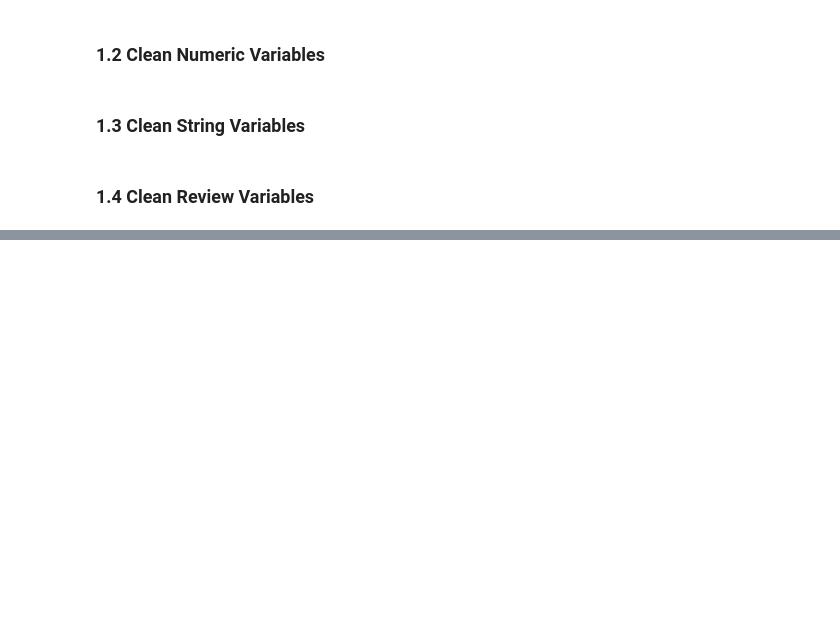
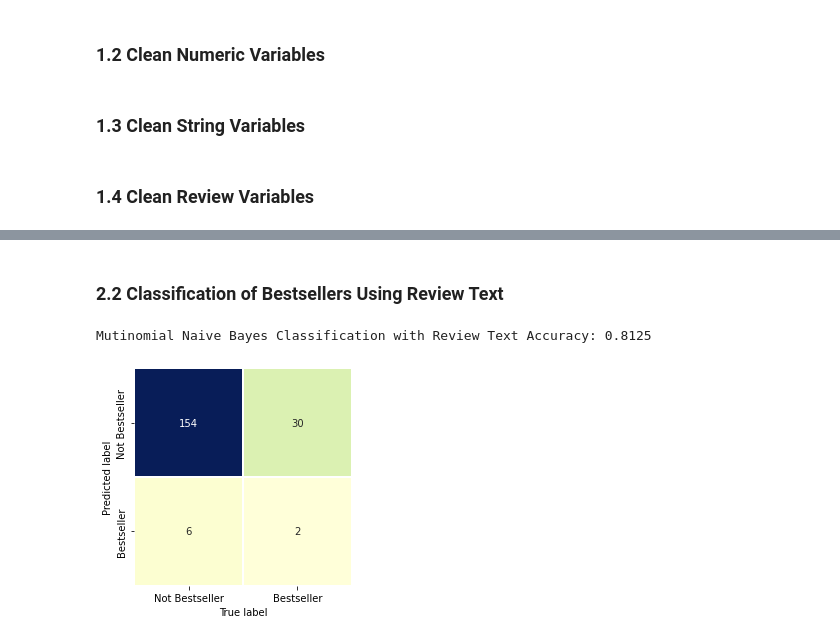
Before and after one commit to bronwynmoore/ECON323-Final-Project, a Jupyter notebook: Main.ipynb, the cells around one changed output, grey strips where cells are left out. Drawn from its saved outputs; the diff is of its cells as text; code cells hidden in the pictures; blank space fills up the shorter version.

Commit message:
Classification Models Added

```diff
--- a/Main.ipynb
+++ b/Main.ipynb
@@ -150,0 +175,22 @@ print(r.json())
+# %%
+# Remove stopwords
+stopwords = set(nltk.corpus.stopwords.words('english'))
+stopwords=stopwords.union(set(string.punctuation))
+additional_stopwords = ['\'s', '’', 'n\'t', '...', '”', '“']
+stopwords.update(additional_stopwords)
+# Lemmatize words e.g. snowed and snowing are both snow (verb)
+wnl = nltk.WordNetLemmatizer()
+
+def text_prep(txt):
+    if txt is not np.nan:
+        txt = txt.lower()
+        tokens = [token for token in nltk.tokenize.word_tokenize(txt)]
+        tokens = [token for token in tokens if not token in stopwords]
+        tokens = [wnl.lemmatize(token) for token in tokens]
+        if (len(tokens)==0):
+            tokens = ["EMPTYSTRING"]
+        return(tokens)
+
+df['All_Review_Text_Tokens'] = df['All_Review_Text'].apply(text_prep)
+df['All_Review_Titles_Tokens'] = df['All_Review_Titles'].apply(text_prep)
+df['Blurb_Tokens'] = df['Blurb'].apply(text_prep)
@@ -150,0 +250,22 @@ print(r.json())
+# %% [markdown]
+### 2.2 Classification of Bestsellers Using Review Text
+# %%
+vectorizer = CountVectorizer()
+y = df.Bestseller
+X = vectorizer.fit_transform([' '.join(token) for token in df.All_Review_Text_Tokens])
+
+Xtrain, Xtest, ytrain, ytest = train_test_split(X, y, test_size=0.3, random_state=10)
+
+nb_classifier = naive_bayes.MultinomialNB()
+nb_classifier.fit(Xtrain,ytrain)
+print(f"Mutinomial Naive Bayes Classification with Review Text Accuracy: {np.mean(nb_classifier.predict(Xtest)==ytest)}")
+
+mat = confusion_matrix(ytest, nb_classifier.predict(Xtest))
+sns.heatmap(mat.T, square=True, annot=True, fmt='d', cbar=False, linewidths=2, cmap="YlGnBu",
+            yticklabels = ['Not Bestseller', 'Bestseller'],
+            xticklabels = ['Not Bestseller', 'Bestseller'])
+plt.xlabel('True label')
+plt.ylabel('Predicted label');
+# %% [output]
+Mutinomial Naive Bayes Classification with Review Text Accuracy: 0.8125
+[figure, added]
```
Also changed, not shown: parts of 20 cells of this notebook, 1 other file.
